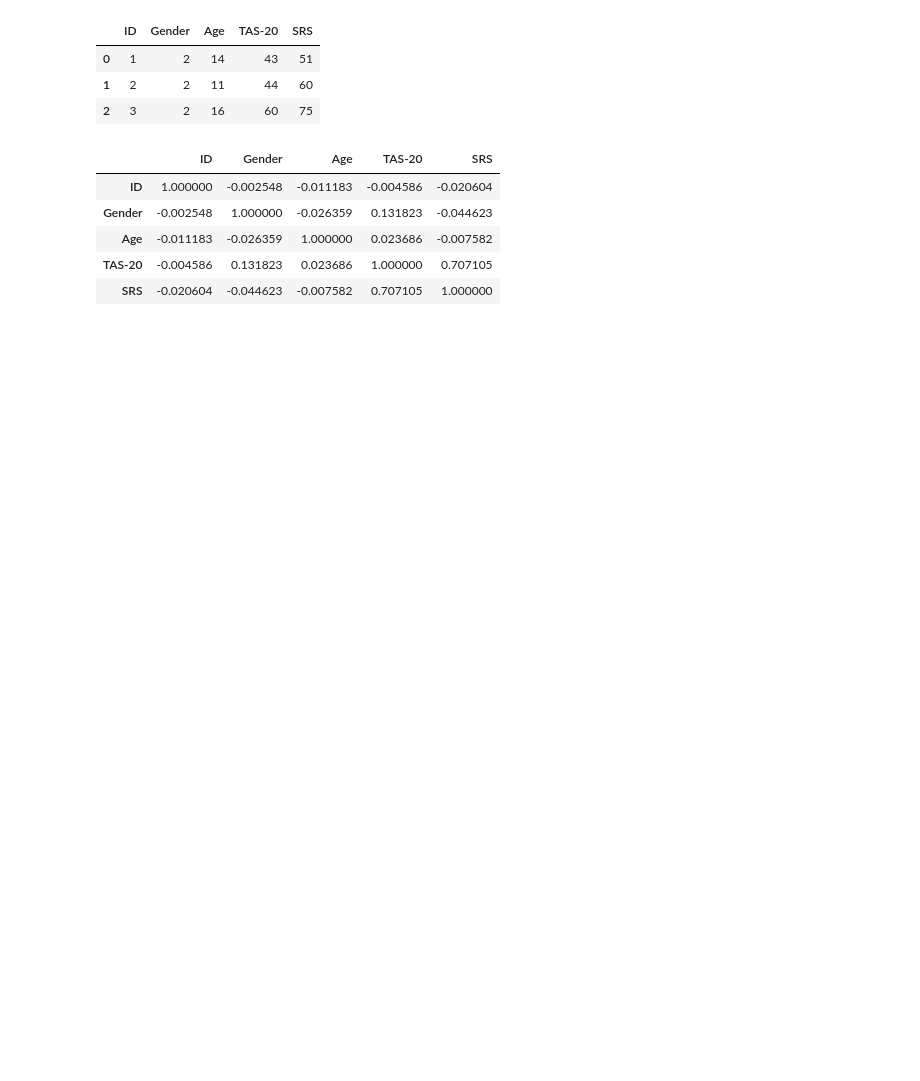
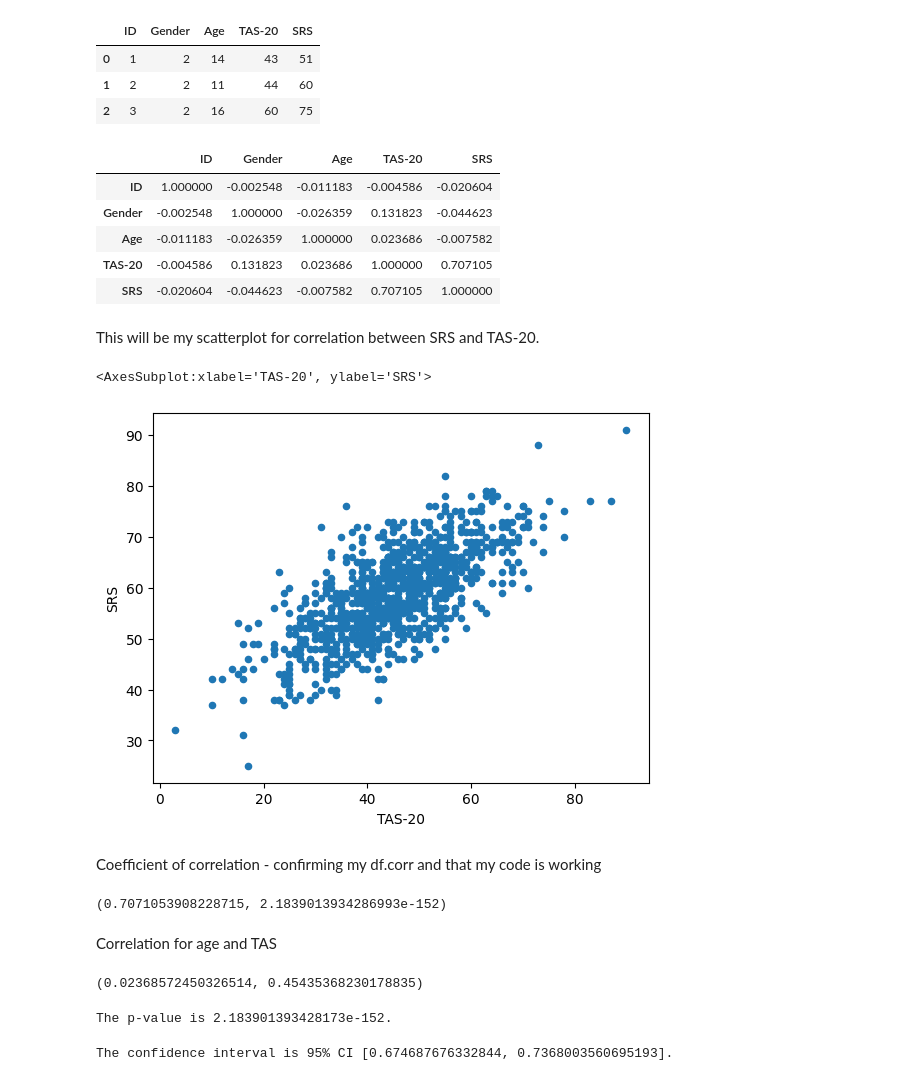
Before and after one commit to dewalr1/da621_finalproject, a Jupyter notebook: ProjectDataSetAnalysis-TAS_SRS.ipynb, the cells around one changed output. Saved outputs shown, nothing was run; the diff lists cells and outputs as text; code cells hidden in the pictures; blank space fills up the shorter version.

Commit message:
Added Scatterplots

```diff
--- a/ProjectDataSetAnalysis-TAS_SRS.ipynb
+++ b/ProjectDataSetAnalysis-TAS_SRS.ipynb
@@ -36,3 +39,25 @@ df.corr('pearson')
 | Age | -0.011183 | -0.026359 | 1.000000 | 0.023686 | -0.007582 |
 | TAS-20 | -0.004586 | 0.131823 | 0.023686 | 1.000000 | 0.707105 |
 | SRS | -0.020604 | -0.044623 | -0.007582 | 0.707105 | 1.000000 |
+# %% [markdown]
+This will be my scatterplot for correlation between SRS and TAS-20.
+# %%
+df.plot.scatter(x='TAS-20',
+                y='SRS')
+# %% [output]
+<AxesSubplot:xlabel='TAS-20', ylabel='SRS'>
+[figure, added]
+# %% [markdown]
+Coefficient of correlation - confirming my df.corr and that my code is working
+# %%
+from scipy import stats
+stats.pearsonr(df['TAS-20'], df['SRS'])
+# %% [output]
+(0.7071053908228715, 2.1839013934286993e-152)
+# %% [markdown]
+Correlation for age and TAS
+# %%
+from scipy import stats
+stats.pearsonr(df['Age'], df['TAS-20'])
+# %% [output]
+(0.02368572450326514, 0.45435368230178835)
@@ -38,0 +67,24 @@ df.corr('pearson')
+# %%
+slope, intercept, r, p, stderr = stats.linregress(x, y)
+line = f'Fit Line: y={intercept:.2f}+{slope:.2f}x, r={r:.2f}'
+line
+print(f'The p-value is {p}.')
+# %% [output]
+The p-value is 2.183901393428173e-152.
+# %%
+#https://zhiyzuo.github.io/Pearson-Correlation-CI-in-Python/
+#I used this site to calculate the confidence interval for my correlation.
+#I also cross checked these values in SPSS to make sure I am returning the value that I was aiming for.
+
+dof = len(x)-3
+m = r
+r_z = np.arctanh(r)
+se = 1/np.sqrt(dof)
+z = stats.norm.ppf(1-.05/2)
+lo_z, hi_z = r_z-z*se, r_z+z*se
+lo, hi = np.tanh((lo_z, hi_z))
+
+(lo, hi)
+print(f'The confidence interval is 95% CI [{lo}, {hi}].')
+# %% [output]
+The confidence interval is 95% CI [0.674687676332844, 0.7368003560695193].
```
Also changed, not shown: parts of 5 cells of this notebook.
